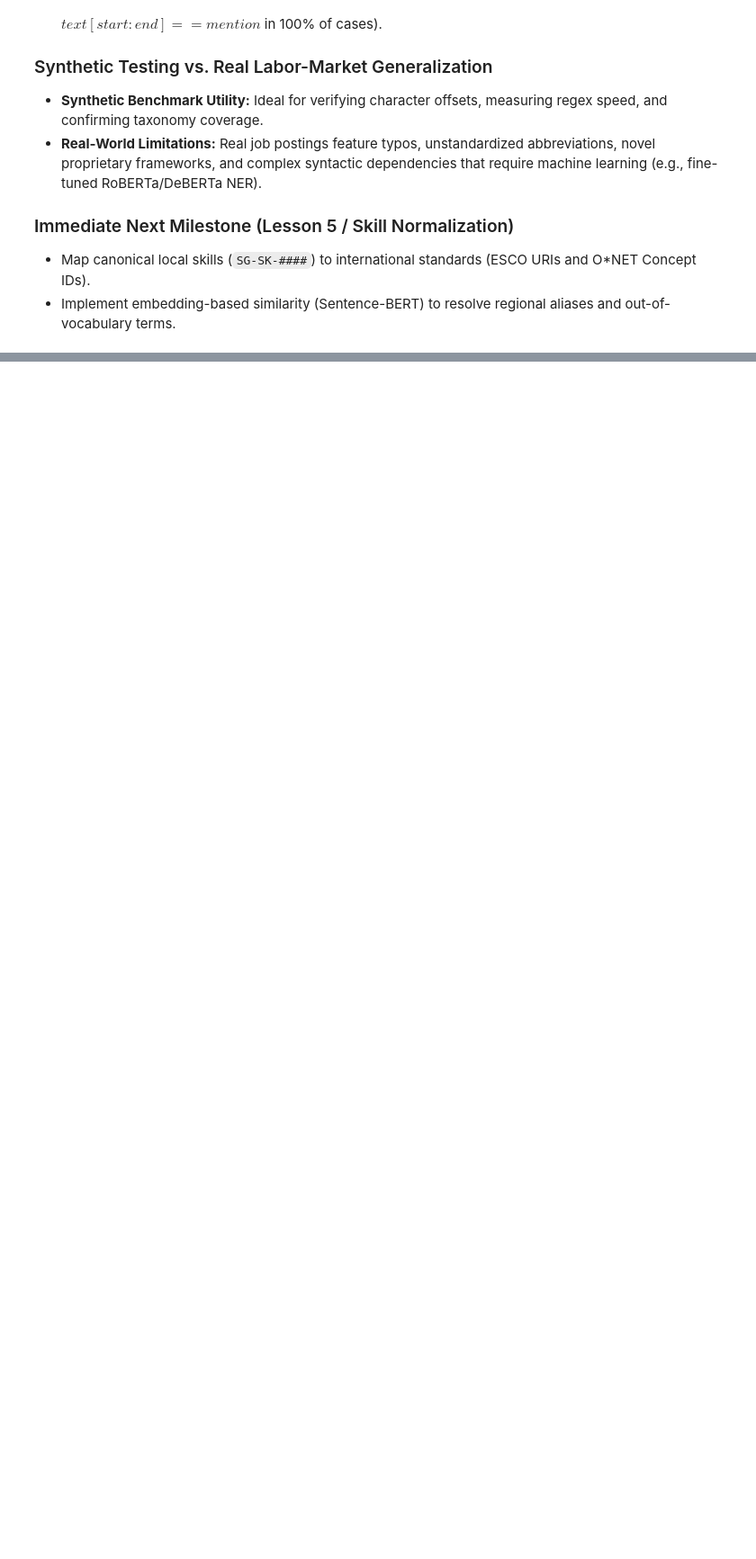
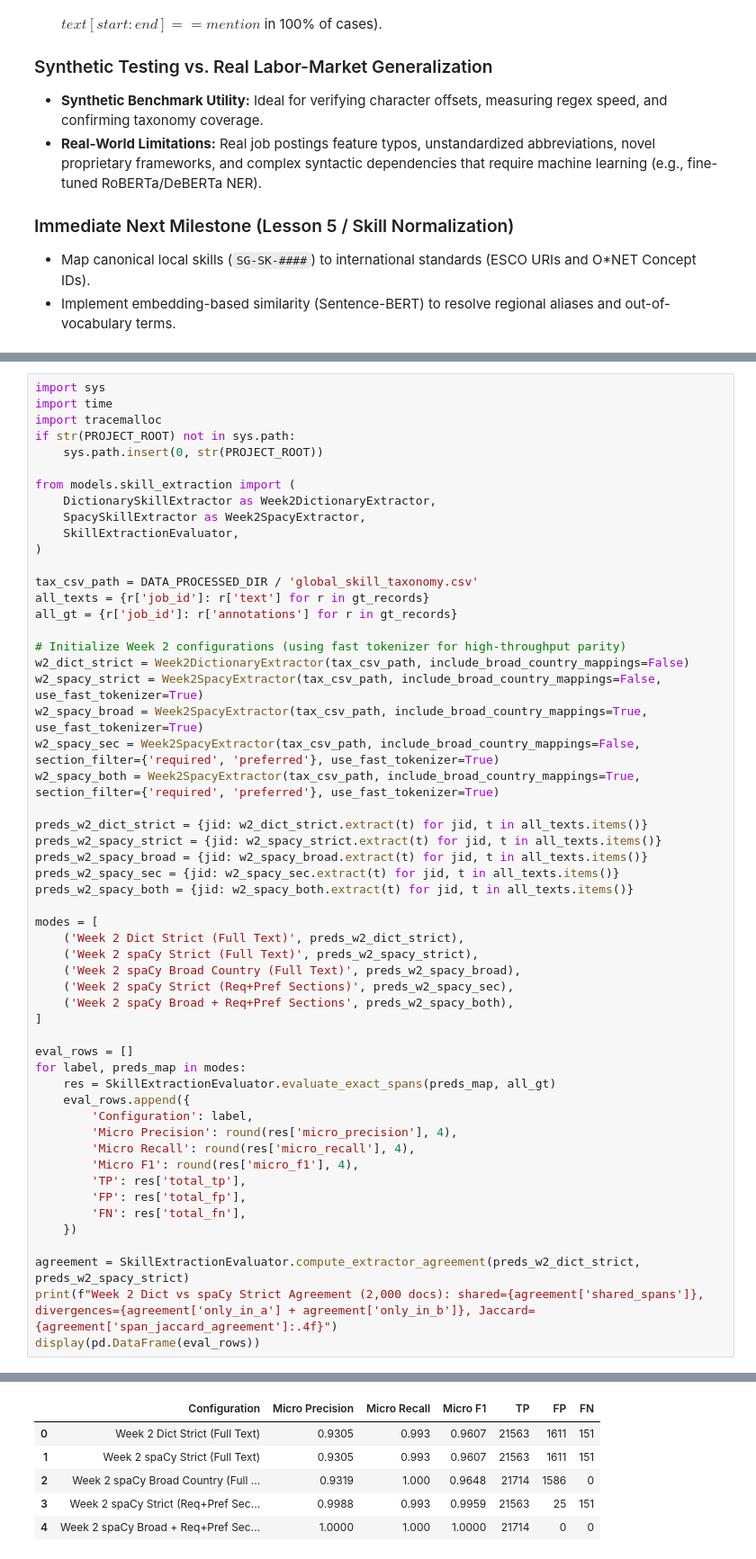
Before and after one commit to viraksak/SkillGraph, a Jupyter notebook: research/notebooks/04_skill_extraction.ipynb, the cells around one changed output, grey strips where cells are left out. Shown at 90% size. Drawn from its saved outputs; the diff is of its cells as text; blank space fills up the shorter version.

```diff
--- a/research/notebooks/04_skill_extraction.ipynb
+++ b/research/notebooks/04_skill_extraction.ipynb
@@ -487,0 +499,55 @@ False Negative instances: 1
+# %%
+import sys
+import time
+import tracemalloc
+if str(PROJECT_ROOT) not in sys.path:
+    sys.path.insert(0, str(PROJECT_ROOT))
+
+from models.skill_extraction import (
+    DictionarySkillExtractor as Week2DictionaryExtractor,
+    SpacySkillExtractor as Week2SpacyExtractor,
+    SkillExtractionEvaluator,
+)
+
+tax_csv_path = DATA_PROCESSED_DIR / 'global_skill_taxonomy.csv'
+all_texts = {r['job_id']: r['text'] for r in gt_records}
+all_gt = {r['job_id']: r['annotations'] for r in gt_records}
+
+# Initialize Week 2 configurations (using fast tokenizer for high-throughput parity)
+w2_dict_strict = Week2DictionaryExtractor(tax_csv_path, include_broad_country_mappings=False)
+w2_spacy_strict = Week2SpacyExtractor(tax_csv_path, include_broad_country_mappings=False, use_fast_tokenizer=True)
+w2_spacy_broad = Week2SpacyExtractor(tax_csv_path, include_broad_country_mappings=True, use_fast_tokenizer=True)
+w2_spacy_sec = Week2SpacyExtractor(tax_csv_path, include_broad_country_mappings=False, section_filter={'required', 'preferred'}, use_fast_tokenizer=True)
+w2_spacy_both = Week2SpacyExtractor(tax_csv_path, include_broad_country_mappings=True, section_filter={'required', 'preferred'}, use_fast_tokenizer=True)
+
+preds_w2_dict_strict = {jid: w2_dict_strict.extract(t) for jid, t in all_texts.items()}
+preds_w2_spacy_strict = {jid: w2_spacy_strict.extract(t) for jid, t in all_texts.items()}
+preds_w2_spacy_broad = {jid: w2_spacy_broad.extract(t) for jid, t in all_texts.items()}
+preds_w2_spacy_sec = {jid: w2_spacy_sec.extract(t) for jid, t in all_texts.items()}
+preds_w2_spacy_both = {jid: w2_spacy_both.extract(t) for jid, t in all_texts.items()}
+
+modes = [
+    ('Week 2 Dict Strict (Full Text)', preds_w2_dict_strict),
+    ('Week 2 spaCy Strict (Full Text)', preds_w2_spacy_strict),
+    ('Week 2 spaCy Broad Country (Full Text)', preds_w2_spacy_broad),
+    ('Week 2 spaCy Strict (Req+Pref Sections)', preds_w2_spacy_sec),
+    ('Week 2 spaCy Broad + Req+Pref Sections', preds_w2_spacy_both),
+]
+
+eval_rows = []
+for label, preds_map in modes:
+    res = SkillExtractionEvaluator.evaluate_exact_spans(preds_map, all_gt)
+    eval_rows.append({
+        'Configuration': label,
+        'Micro Precision': round(res['micro_precision'], 4),
+        'Micro Recall': round(res['micro_recall'], 4),
+        'Micro F1': round(res['micro_f1'], 4),
+        'TP': res['total_tp'],
+        'FP': res['total_fp'],
+        'FN': res['total_fn'],
+    })
+
+agreement = SkillExtractionEvaluator.compute_extractor_agreement(preds_w2_dict_strict, preds_w2_spacy_strict)
+print(f"Week 2 Dict vs spaCy Strict Agreement (2,000 docs): shared={agreement['shared_spans']}, divergences={agreement['only_in_a'] + agreement['only_in_b']}, Jaccard={agreement['span_jaccard_agreement']:.4f}")
+display(pd.DataFrame(eval_rows))
+# %% [output]
@@ -487,0 +555,6 @@ False Negative instances: 1
+|  | Configuration | Micro Precision | Micro Recall | Micro F1 | TP | FP | FN |
+| 0 | Week 2 Dict Strict (Full Text) | 0.9305 | 0.993 | 0.9607 | 21563 | 1611 | 151 |
+| 1 | Week 2 spaCy Strict (Full Text) | 0.9305 | 0.993 | 0.9607 | 21563 | 1611 | 151 |
+| 2 | Week 2 spaCy Broad Country (Full ... | 0.9319 | 1.000 | 0.9648 | 21714 | 1586 | 0 |
+| 3 | Week 2 spaCy Strict (Req+Pref Sec... | 0.9988 | 0.993 | 0.9959 | 21563 | 25 | 151 |
+| 4 | Week 2 spaCy Broad + Req+Pref Sec... | 1.0000 | 1.000 | 1.0000 | 21714 | 0 | 0 |
```
Also changed, not shown: parts of 7 cells of this notebook, 22 other files.
